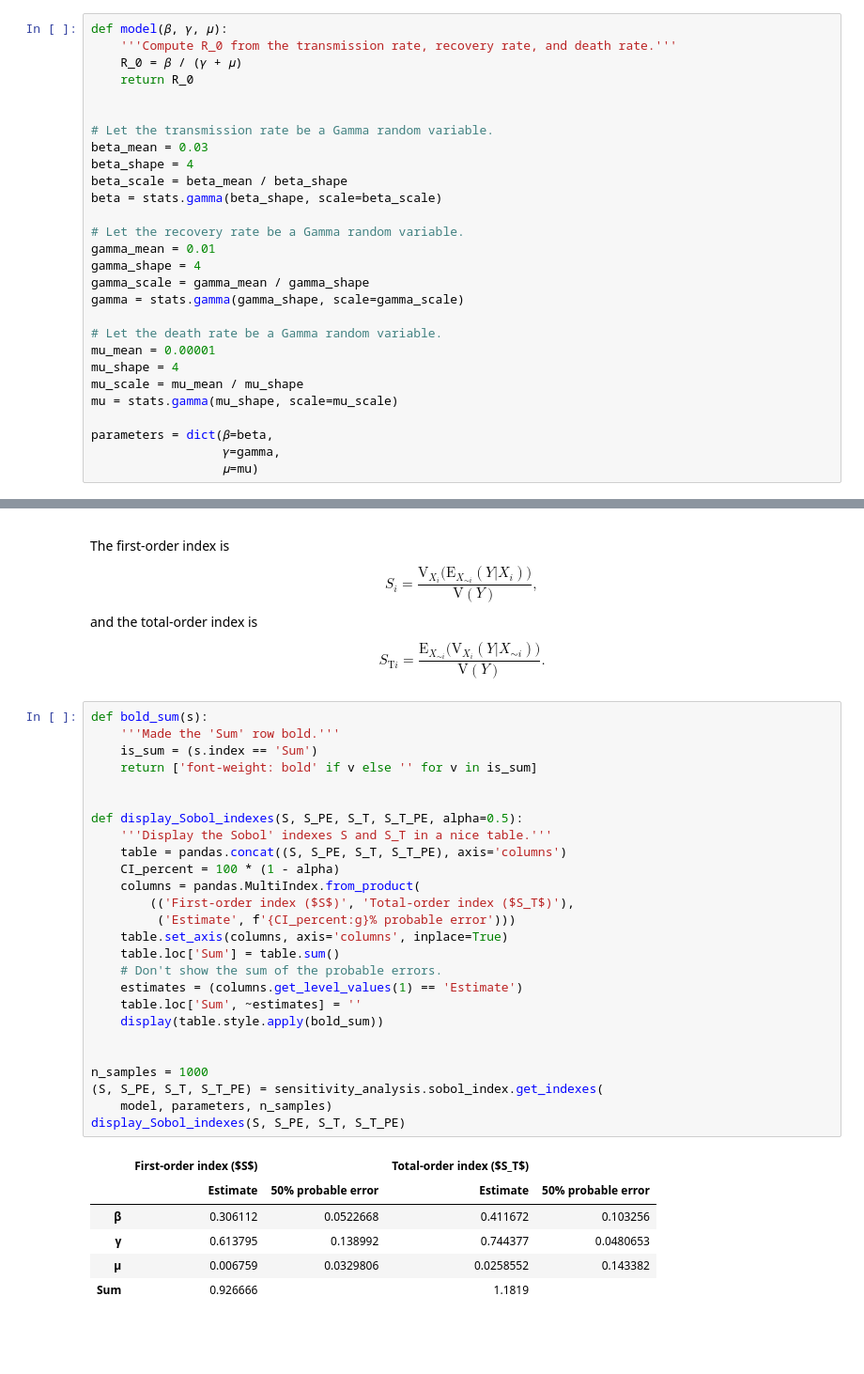
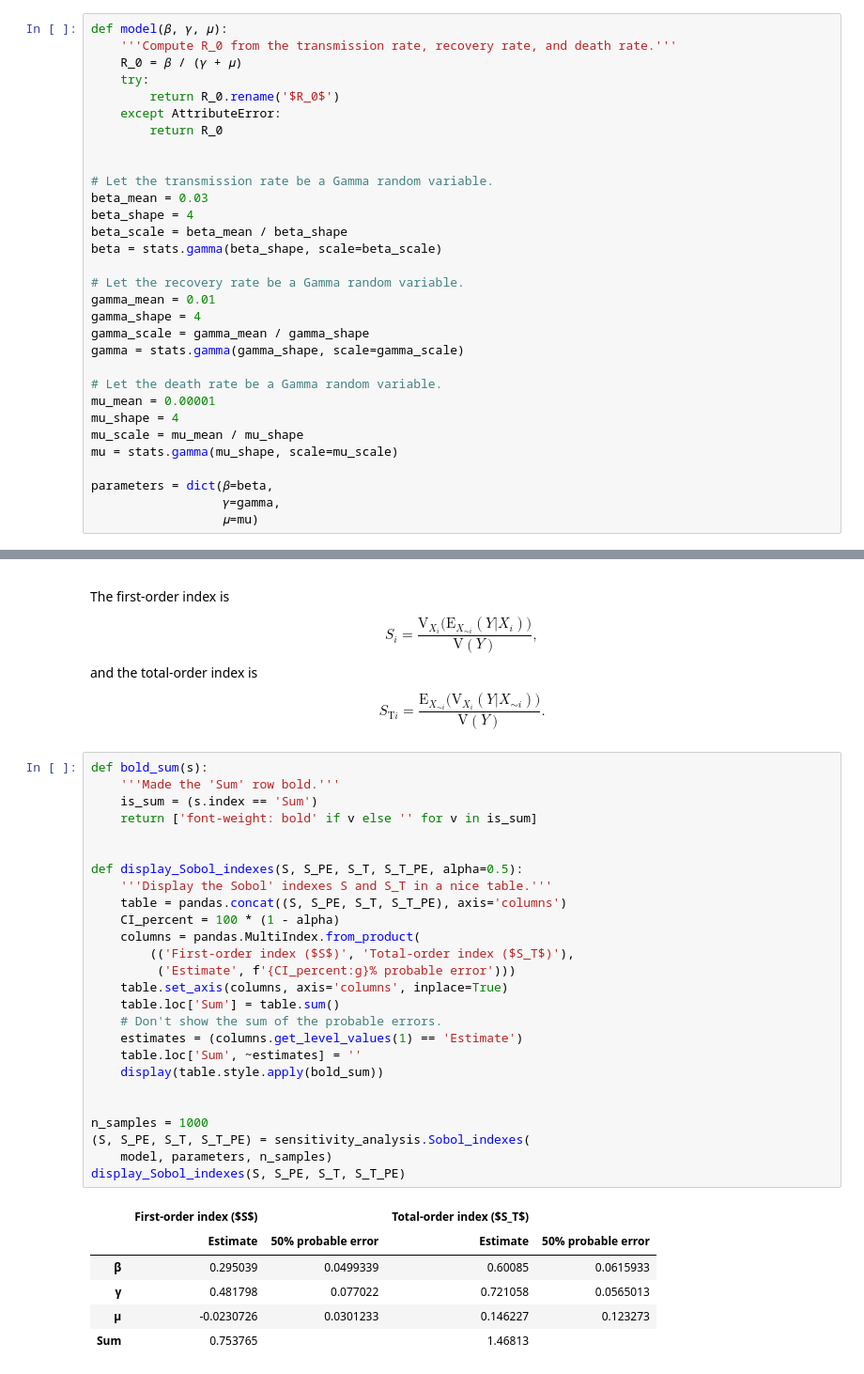
Before and after one commit to janmedlock/sensitivity_analysis, a Jupyter notebook: R_0.ipynb, the cells around one changed output, grey strips where cells are left out. Shown at 94% size. Drawn from its saved outputs; the diff is of its cells as text; blank space fills up the shorter version.

```diff
--- a/R_0.ipynb
+++ b/R_0.ipynb
@@ -21,7 +21,10 @@ where $\Gamma(a, k)$ is the standard gamma random variable with mean $a$ and sha
 def model(𝛽, 𝛾, 𝜇):
     '''Compute R_0 from the transmission rate, recovery rate, and death rate.'''
     R_0 = 𝛽 / (𝛾 + 𝜇)
-    return R_0
+    try:
+        return R_0.rename('$R_0$')
+    except AttributeError:
+        return R_0
 
 
 # Let the transmission rate be a Gamma random variable.
@@ -192,33 +159,33 @@ $$S_{\mathrm{T}i} = \frac{\mathrm{E}_{X_{\sim i}}\big(\mathrm{V}_{X_i}(Y|X_{\sim
 # %%
 def bold_sum(s):
     '''Made the 'Sum' row bold.'''
     is_sum = (s.index == 'Sum')
     return ['font-weight: bold' if v else '' for v in is_sum]
 
 
 def display_Sobol_indexes(S, S_PE, S_T, S_T_PE, alpha=0.5):
     '''Display the Sobol' indexes S and S_T in a nice table.'''
     table = pandas.concat((S, S_PE, S_T, S_T_PE), axis='columns')
     CI_percent = 100 * (1 - alpha)
     columns = pandas.MultiIndex.from_product(
         (('First-order index ($S$)', 'Total-order index ($S_T$)'),
          ('Estimate', f'{CI_percent:g}% probable error')))
     table.set_axis(columns, axis='columns', inplace=True)
     table.loc['Sum'] = table.sum()
     # Don't show the sum of the probable errors.
     estimates = (columns.get_level_values(1) == 'Estimate')
     table.loc['Sum', ~estimates] = ''
     display(table.style.apply(bold_sum))
 
 
 n_samples = 1000
-(S, S_PE, S_T, S_T_PE) = sensitivity_analysis.sobol_index.get_indexes(
+(S, S_PE, S_T, S_T_PE) = sensitivity_analysis.Sobol_indexes(
     model, parameters, n_samples)
 display_Sobol_indexes(S, S_PE, S_T, S_T_PE)
 # %% [output]
 |  | First-order index ($S$) |  | Total-order index ($S_T$) |  |
 |  | Estimate | 50% probable error | Estimate | 50% probable error |
-| β | 0.306112 | 0.0522668 | 0.411672 | 0.103256 |
-| γ | 0.613795 | 0.138992 | 0.744377 | 0.0480653 |
-| μ | 0.006759 | 0.0329806 | 0.0258552 | 0.143382 |
-| Sum | 0.926666 |  | 1.1819 |  |
+| β | 0.295039 | 0.0499339 | 0.60085 | 0.0615933 |
+| γ | 0.481798 | 0.077022 | 0.721058 | 0.0565013 |
+| μ | -0.0230726 | 0.0301233 | 0.146227 | 0.123273 |
+| Sum | 0.753765 |  | 1.46813 |  |
```
Also changed, not shown: parts of 15 cells of this notebook, 15 other files.
